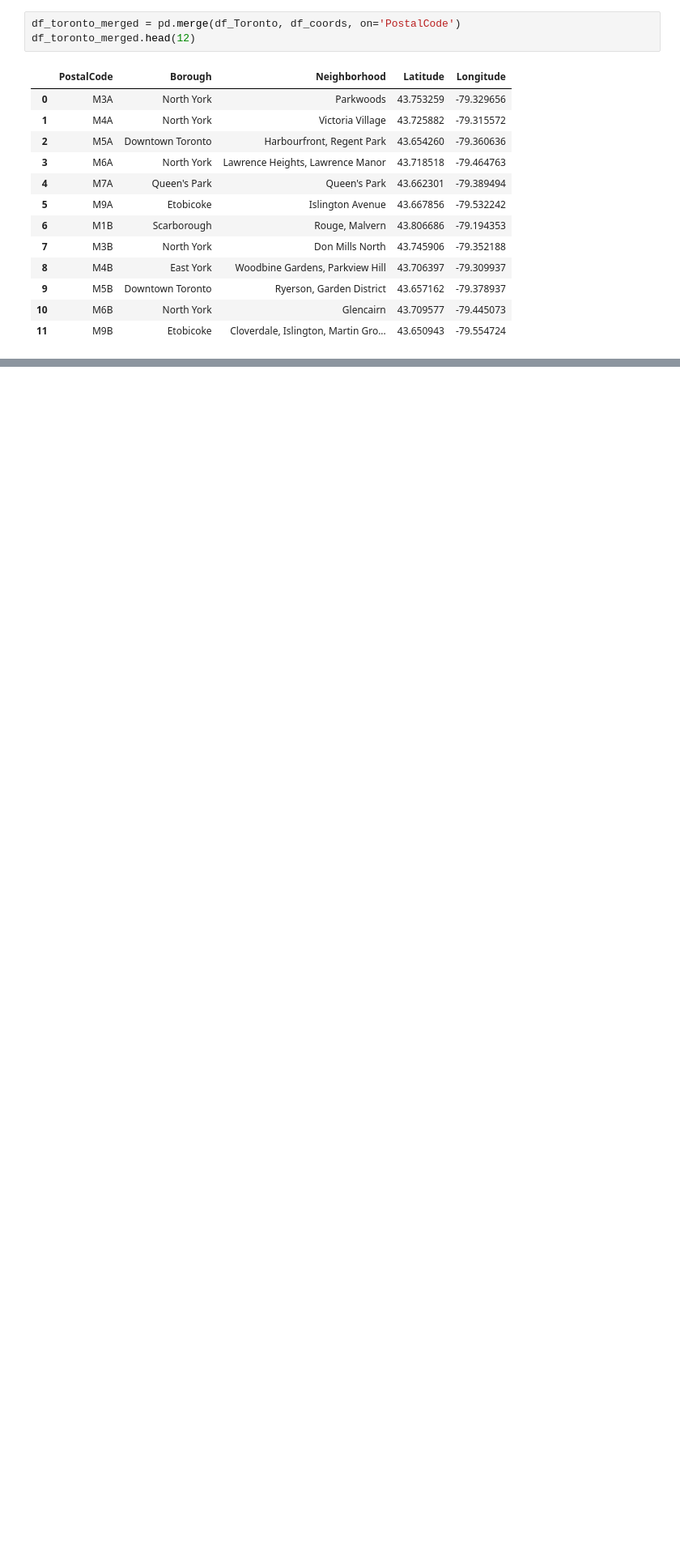
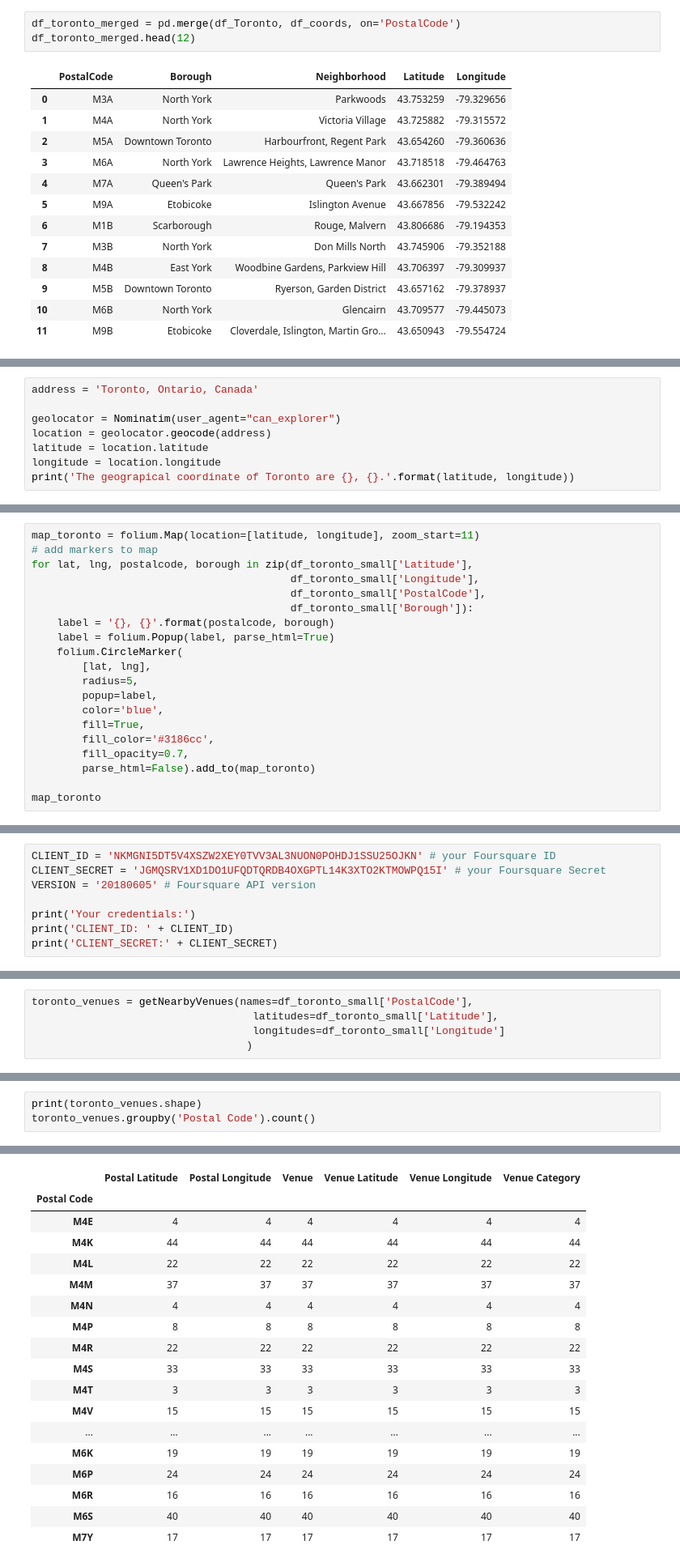
Before and after one commit to Mikeym101/Coursera_Capstone, a Jupyter notebook: Week3-Project.ipynb, the cells around one changed output, grey strips where cells are left out. Shown at 81% size. Cells and saved outputs as stored; diff of their text form; blank space fills up the shorter version.

```diff
--- a/Week3-Project.ipynb
+++ b/Week3-Project.ipynb
@@ -197,0 +222,8 @@ df_toronto_merged.head(12)
+# %%
+address = 'Toronto, Ontario, Canada'
+
+geolocator = Nominatim(user_agent="can_explorer")
+location = geolocator.geocode(address)
+latitude = location.latitude
+longitude = location.longitude
+print('The geograpical coordinate of Toronto are {}, {}.'.format(latitude, longitude))
@@ -197,0 +272,20 @@ df_toronto_merged.head(12)
+# %%
+map_toronto = folium.Map(location=[latitude, longitude], zoom_start=11)
+# add markers to map
+for lat, lng, postalcode, borough in zip(df_toronto_small['Latitude'],
+                                         df_toronto_small['Longitude'],
+                                         df_toronto_small['PostalCode'],
+                                         df_toronto_small['Borough']):
+    label = '{}, {}'.format(postalcode, borough)
+    label = folium.Popup(label, parse_html=True)
+    folium.CircleMarker(
+        [lat, lng],
+        radius=5,
+        popup=label,
+        color='blue',
+        fill=True,
+        fill_color='#3186cc',
+        fill_opacity=0.7,
+        parse_html=False).add_to(map_toronto)
+
+map_toronto
@@ -197,0 +294,8 @@ df_toronto_merged.head(12)
+# %%
+CLIENT_ID = 'NKMGNI5DT5V4XSZW2XEY0TVV3AL3NUON0POHDJ1SSU25OJKN' # your Foursquare ID
+CLIENT_SECRET = 'JGMQSRV1XD1DO1UFQDTQRDB4OXGPTL14K3XTO2KTMOWPQ15I' # your Foursquare Secret
+VERSION = '20180605' # Foursquare API version
+
+print('Your credentials:')
+print('CLIENT_ID: ' + CLIENT_ID)
+print('CLIENT_SECRET:' + CLIENT_SECRET)
@@ -197,0 +349,5 @@ df_toronto_merged.head(12)
+# %%
+toronto_venues = getNearbyVenues(names=df_toronto_small['PostalCode'],
+                                   latitudes=df_toronto_small['Latitude'],
+                                   longitudes=df_toronto_small['Longitude']
+                                  )
@@ -197,0 +372,4 @@ df_toronto_merged.head(12)
+# %%
+print(toronto_venues.shape)
+toronto_venues.groupby('Postal Code').count()
+# %% [output]
@@ -197,0 +377,18 @@ df_toronto_merged.head(12)
+|  | Postal Latitude | Postal Longitude | Venue | Venue Latitude | Venue Longitude | Venue Category |
+| Postal Code |  |  |  |  |  |  |
+| M4E | 4 | 4 | 4 | 4 | 4 | 4 |
+| M4K | 44 | 44 | 44 | 44 | 44 | 44 |
+| M4L | 22 | 22 | 22 | 22 | 22 | 22 |
+| M4M | 37 | 37 | 37 | 37 | 37 | 37 |
+| M4N | 4 | 4 | 4 | 4 | 4 | 4 |
+| M4P | 8 | 8 | 8 | 8 | 8 | 8 |
+| M4R | 22 | 22 | 22 | 22 | 22 | 22 |
+| M4S | 33 | 33 | 33 | 33 | 33 | 33 |
+| M4T | 3 | 3 | 3 | 3 | 3 | 3 |
+| M4V | 15 | 15 | 15 | 15 | 15 | 15 |
+| ... | ... | ... | ... | ... | ... | ... |
+| M6K | 19 | 19 | 19 | 19 | 19 | 19 |
+| M6P | 24 | 24 | 24 | 24 | 24 | 24 |
+| M6R | 16 | 16 | 16 | 16 | 16 | 16 |
+| M6S | 40 | 40 | 40 | 40 | 40 | 40 |
+| M7Y | 17 | 17 | 17 | 17 | 17 | 17 |
```
Also changed, not shown: parts of 23 cells of this notebook.
